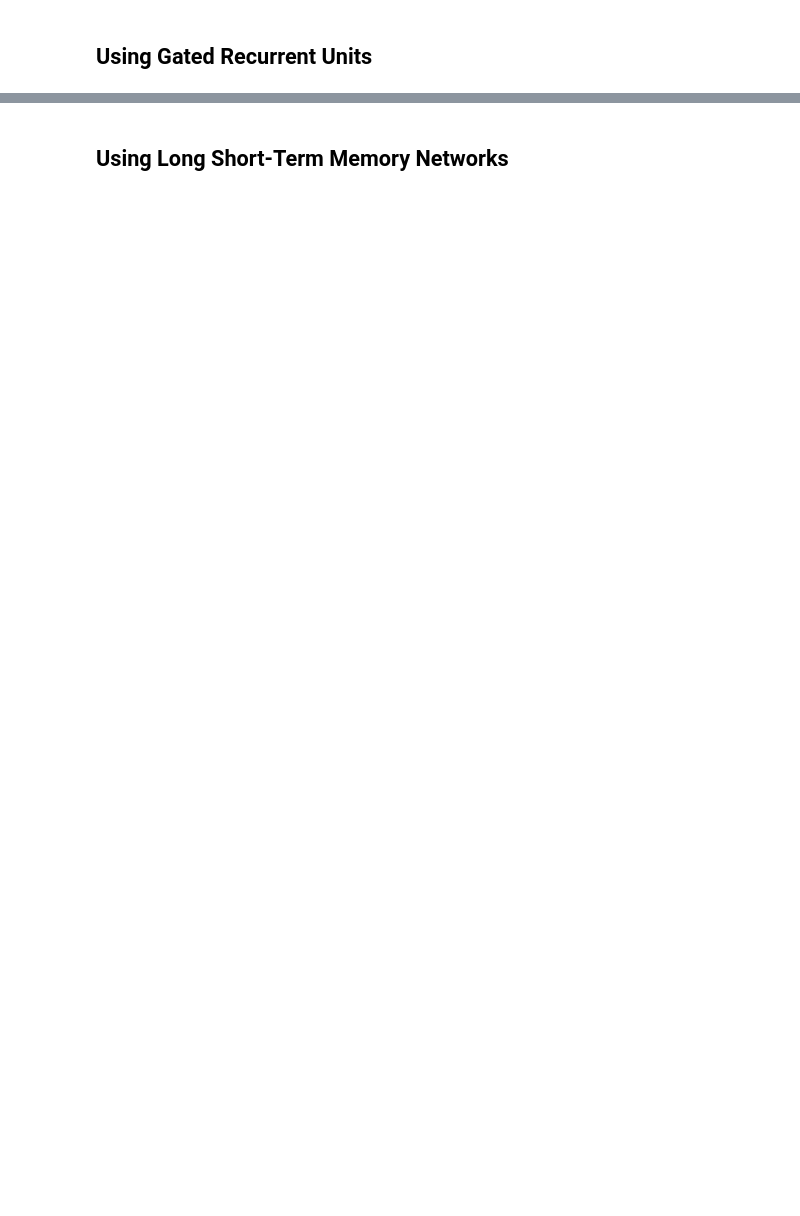
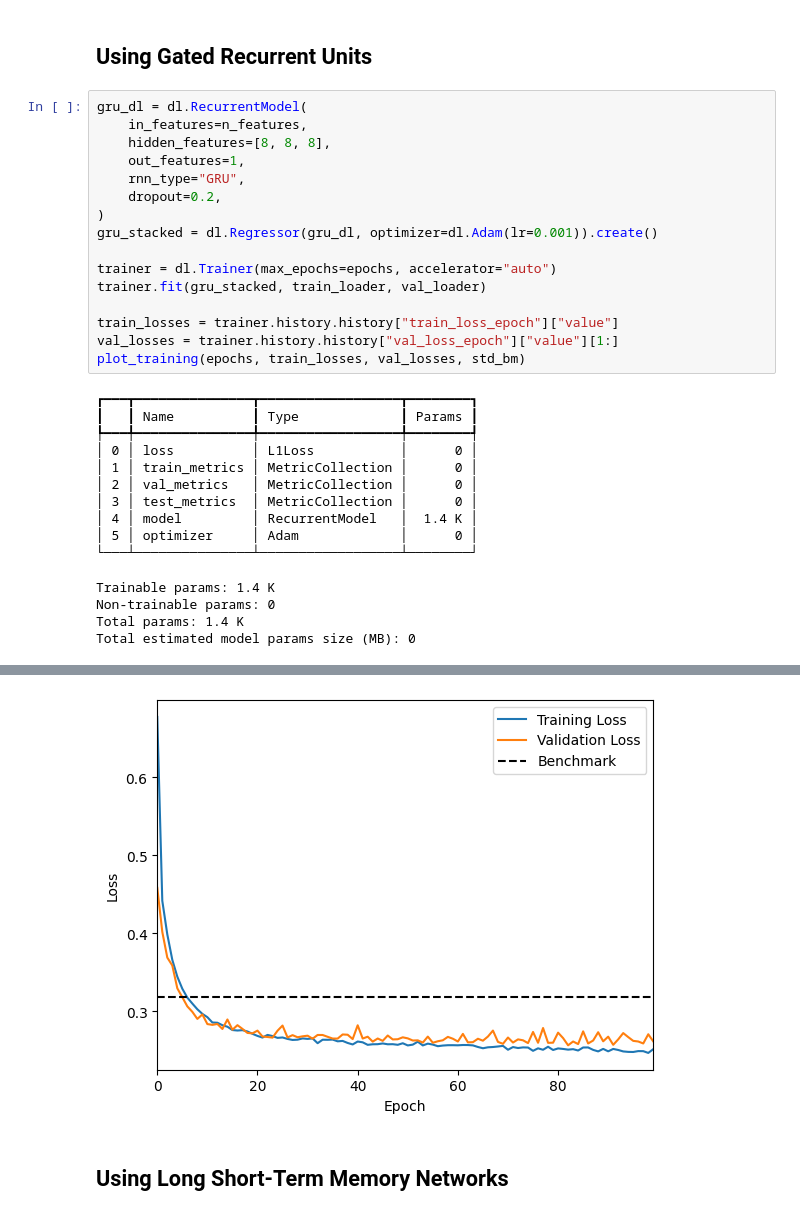
Before and after one commit to DeepTrackAI/DeepLearningCrashCourse, a Jupyter notebook: Ch07_RNN/ec07_1_rnn/rnn.ipynb, the cells around one changed output, grey strips where cells are left out. Drawn from its saved outputs; the diff is of its cells as text; blank space fills up the shorter version.

```diff
--- a/Ch07_RNN/ec07_1_rnn/rnn.ipynb
+++ b/Ch07_RNN/ec07_1_rnn/rnn.ipynb
@@ -310,2 +332,33 @@ plot_training(epochs, train_losses, val_losses, std_bm)
 # %% [markdown]
 ## Using Gated Recurrent Units
+# %%
+gru_dl = dl.RecurrentModel(
+    in_features=n_features,
+    hidden_features=[8, 8, 8],
+    out_features=1,
+    rnn_type="GRU",
+    dropout=0.2,
+)
+gru_stacked = dl.Regressor(gru_dl, optimizer=dl.Adam(lr=0.001)).create()
+
+trainer = dl.Trainer(max_epochs=epochs, accelerator="auto")
+trainer.fit(gru_stacked, train_loader, val_loader)
+
+train_losses = trainer.history.history["train_loss_epoch"]["value"]
+val_losses = trainer.history.history["val_loss_epoch"]["value"][1:]
+plot_training(epochs, train_losses, val_losses, std_bm)
+# %% [output]
+┏━━━┳━━━━━━━━━━━━━━━┳━━━━━━━━━━━━━━━━━━┳━━━━━━━━┓
+┃   ┃ Name          ┃ Type             ┃ Params ┃
+┡━━━╇━━━━━━━━━━━━━━━╇━━━━━━━━━━━━━━━━━━╇━━━━━━━━┩
+│ 0 │ loss          │ L1Loss           │      0 │
+│ 1 │ train_metrics │ MetricCollection │      0 │
+│ 2 │ val_metrics   │ MetricCollection │      0 │
+│ 3 │ test_metrics  │ MetricCollection │      0 │
+│ 4 │ model         │ RecurrentModel   │  1.4 K │
+│ 5 │ optimizer     │ Adam             │      0 │
+└───┴───────────────┴──────────────────┴────────┘
+Trainable params: 1.4 K
+Non-trainable params: 0
+Total params: 1.4 K
+Total estimated model params size (MB): 0
@@ -312,2 +368,3 @@ plot_training(epochs, train_losses, val_losses, std_bm)
+[figure, added]
 # %% [markdown]
 ## Using Long Short-Term Memory Networks
```
Also changed, not shown: parts of 12 cells of this notebook.
